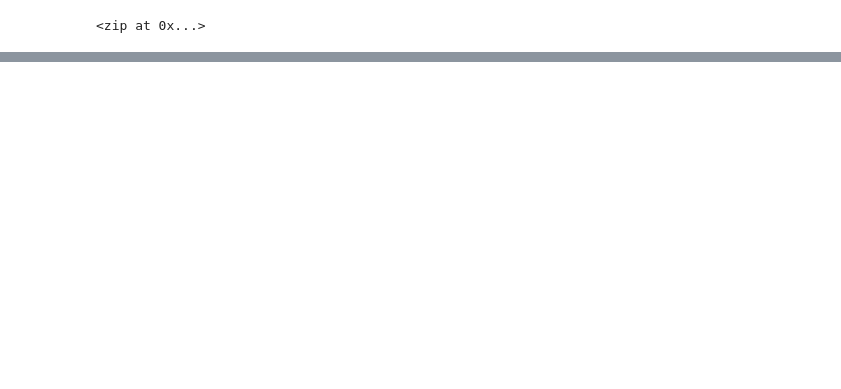
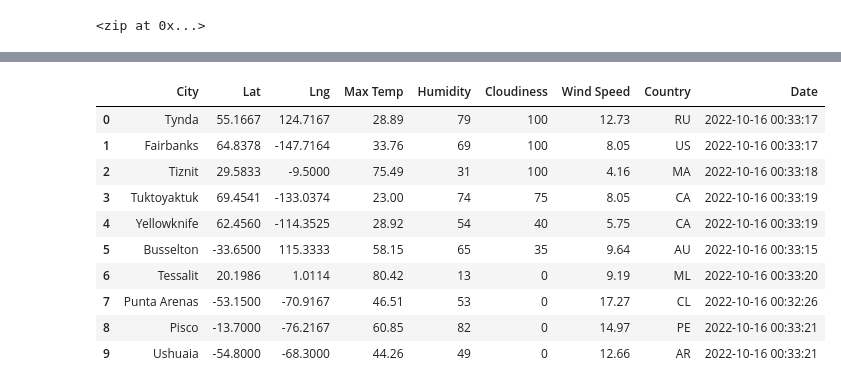
Before and after one commit to msury21/World_Weather_Analysis, a Jupyter notebook: WeatherPy.ipynb, the cells around one changed output, grey strips where cells are left out. Saved outputs shown, nothing was run; the diff lists cells and outputs as text; code cells hidden in the pictures; blank space fills up the shorter version.

```diff
--- a/WeatherPy.ipynb
+++ b/WeatherPy.ipynb
@@ -54,0 +55,13 @@ len(cities)
+# %%
+# Import the time library and the datetime module from the datetime library
+import time
+from datetime import datetime
+
+# Import the requests library.
+import requests
+
+# Import the API key.
+from config import weather_api_key
+
+#build url
+url = "http://api.openweathermap.org/data/2.5/weather?units=Imperial&APPID=" + weather_api_key
@@ -54,0 +148,16 @@ len(cities)
+# %%
+# Convert the array of dictionaries to a Pandas DataFrame.
+city_data_df = pd.DataFrame(city_data)
+city_data_df.head(10)
+# %% [output]
+|  | City | Lat | Lng | Max Temp | Humidity | Cloudiness | Wind Speed | Country | Date |
+| 0 | Tynda | 55.1667 | 124.7167 | 28.89 | 79 | 100 | 12.73 | RU | 2022-10-16 00:33:17 |
+| 1 | Fairbanks | 64.8378 | -147.7164 | 33.76 | 69 | 100 | 8.05 | US | 2022-10-16 00:33:17 |
+| 2 | Tiznit | 29.5833 | -9.5000 | 75.49 | 31 | 100 | 4.16 | MA | 2022-10-16 00:33:18 |
+| 3 | Tuktoyaktuk | 69.4541 | -133.0374 | 23.00 | 74 | 75 | 8.05 | CA | 2022-10-16 00:33:19 |
+| 4 | Yellowknife | 62.4560 | -114.3525 | 28.92 | 54 | 40 | 5.75 | CA | 2022-10-16 00:33:19 |
+| 5 | Busselton | -33.6500 | 115.3333 | 58.15 | 65 | 35 | 9.64 | AU | 2022-10-16 00:33:15 |
+| 6 | Tessalit | 20.1986 | 1.0114 | 80.42 | 13 | 0 | 9.19 | ML | 2022-10-16 00:33:20 |
+| 7 | Punta Arenas | -53.1500 | -70.9167 | 46.51 | 53 | 0 | 17.27 | CL | 2022-10-16 00:32:26 |
+| 8 | Pisco | -13.7000 | -76.2167 | 60.85 | 82 | 0 | 14.97 | PE | 2022-10-16 00:33:21 |
+| 9 | Ushuaia | -54.8000 | -68.3000 | 44.26 | 49 | 0 | 12.66 | AR | 2022-10-16 00:33:21 |
```
Also changed, not shown: parts of 5 cells of this notebook, 2 other files.
